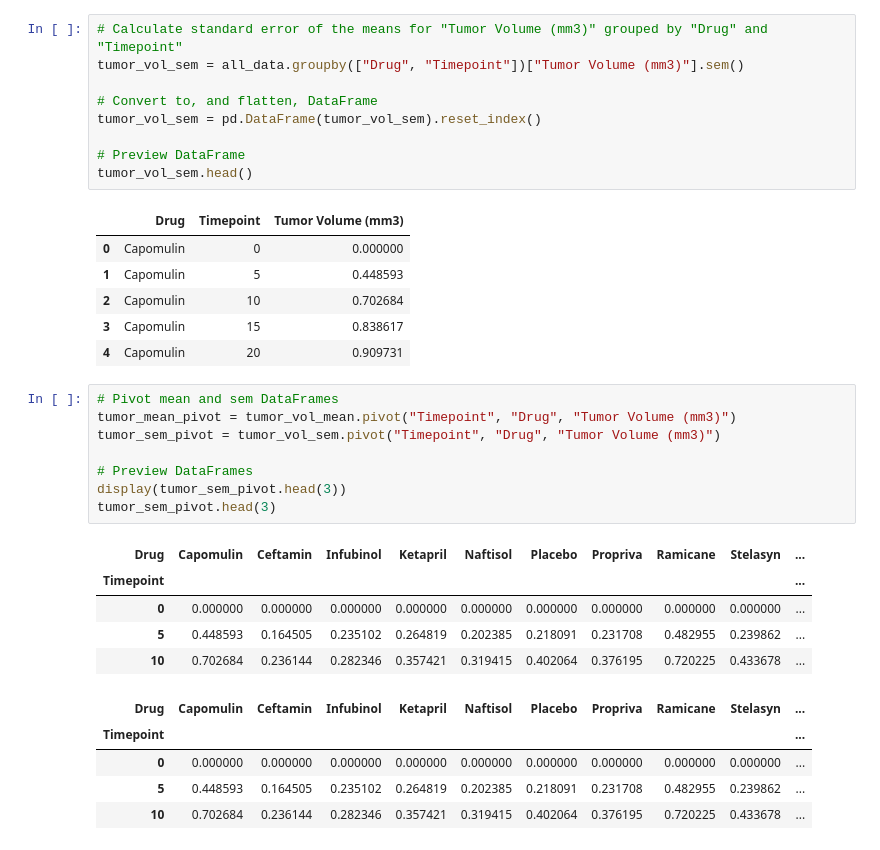
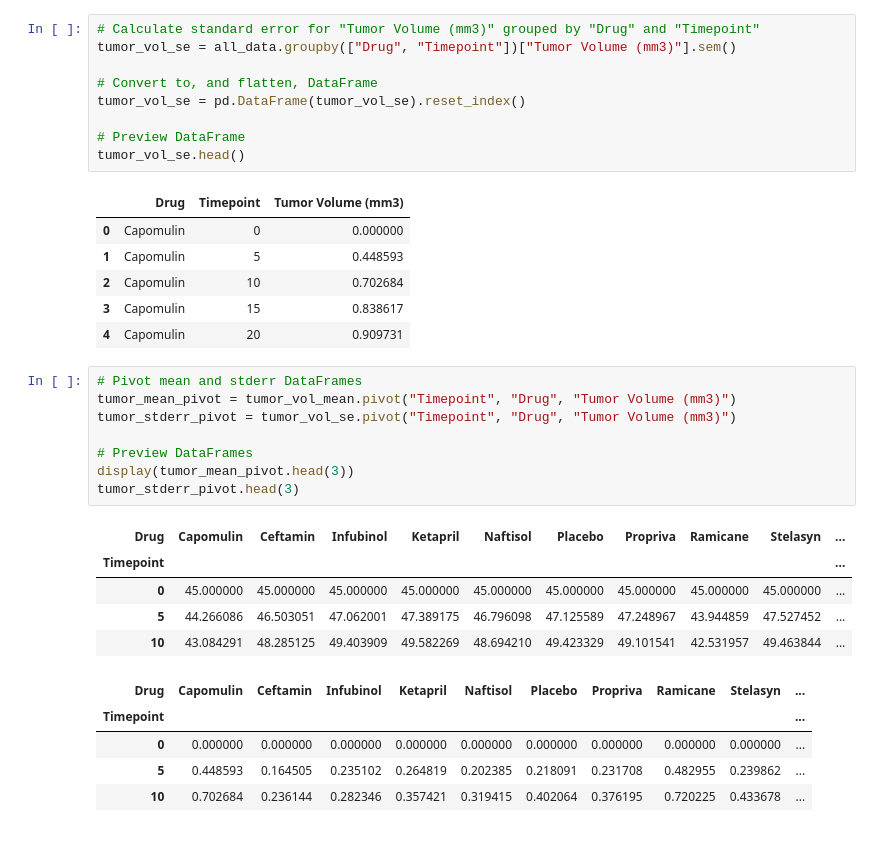
Before and after one commit to jasonzelaya/Pymaceuticals, a Jupyter notebook: pymaceuticals.ipynb, the cells around one changed output. Saved outputs shown, nothing was run; the diff lists cells and outputs as text.

```diff
--- a/pymaceuticals.ipynb
+++ b/pymaceuticals.ipynb
@@ -74,14 +74,14 @@ tumor_vol_mean.head()
 | 3 | Capomulin | 15 | 42.064317 |
 | 4 | Capomulin | 20 | 40.716325 |
 # %%
-# Calculate standard error of the means for "Tumor Volume (mm3)" grouped by "Drug" and "Timepoint"
-tumor_vol_sem = all_data.groupby(["Drug", "Timepoint"])["Tumor Volume (mm3)"].sem()
+# Calculate standard error for "Tumor Volume (mm3)" grouped by "Drug" and "Timepoint"
+tumor_vol_se = all_data.groupby(["Drug", "Timepoint"])["Tumor Volume (mm3)"].sem()
 
 # Convert to, and flatten, DataFrame
-tumor_vol_sem = pd.DataFrame(tumor_vol_sem).reset_index()
+tumor_vol_se = pd.DataFrame(tumor_vol_se).reset_index()
 
 # Preview DataFrame
-tumor_vol_sem.head()
+tumor_vol_se.head()
 # %% [output]
 |  | Drug | Timepoint | Tumor Volume (mm3) |
 | 0 | Capomulin | 0 | 0.000000 |
@@ -90,19 +90,19 @@ tumor_vol_sem.head()
 | 3 | Capomulin | 15 | 0.838617 |
 | 4 | Capomulin | 20 | 0.909731 |
 # %%
-# Pivot mean and sem DataFrames
+# Pivot mean and stderr DataFrames
 tumor_mean_pivot = tumor_vol_mean.pivot("Timepoint", "Drug", "Tumor Volume (mm3)")
-tumor_sem_pivot = tumor_vol_sem.pivot("Timepoint", "Drug", "Tumor Volume (mm3)")
+tumor_stderr_pivot = tumor_vol_se.pivot("Timepoint", "Drug", "Tumor Volume (mm3)")
 
 # Preview DataFrames
-display(tumor_sem_pivot.head(3))
-tumor_sem_pivot.head(3)
+display(tumor_mean_pivot.head(3))
+tumor_stderr_pivot.head(3)
 # %% [output]
 | Drug | Capomulin | Ceftamin | Infubinol | Ketapril | Naftisol | Placebo | Propriva | Ramicane | Stelasyn | ... |
 | Timepoint |  |  |  |  |  |  |  |  |  | ... |
-| 0 | 0.000000 | 0.000000 | 0.000000 | 0.000000 | 0.000000 | 0.000000 | 0.000000 | 0.000000 | 0.000000 | ... |
-| 5 | 0.448593 | 0.164505 | 0.235102 | 0.264819 | 0.202385 | 0.218091 | 0.231708 | 0.482955 | 0.239862 | ... |
-| 10 | 0.702684 | 0.236144 | 0.282346 | 0.357421 | 0.319415 | 0.402064 | 0.376195 | 0.720225 | 0.433678 | ... |
+| 0 | 45.000000 | 45.000000 | 45.000000 | 45.000000 | 45.000000 | 45.000000 | 45.000000 | 45.000000 | 45.000000 | ... |
+| 5 | 44.266086 | 46.503051 | 47.062001 | 47.389175 | 46.796098 | 47.125589 | 47.248967 | 43.944859 | 47.527452 | ... |
+| 10 | 43.084291 | 48.285125 | 49.403909 | 49.582269 | 48.694210 | 49.423329 | 49.101541 | 42.531957 | 49.463844 | ... |
 | Drug | Capomulin | Ceftamin | Infubinol | Ketapril | Naftisol | Placebo | Propriva | Ramicane | Stelasyn | ... |
 | Timepoint |  |  |  |  |  |  |  |  |  | ... |
 | 0 | 0.000000 | 0.000000 | 0.000000 | 0.000000 | 0.000000 | 0.000000 | 0.000000 | 0.000000 | 0.000000 | ... |
```
Also changed, not shown: parts of 5 cells of this notebook.
